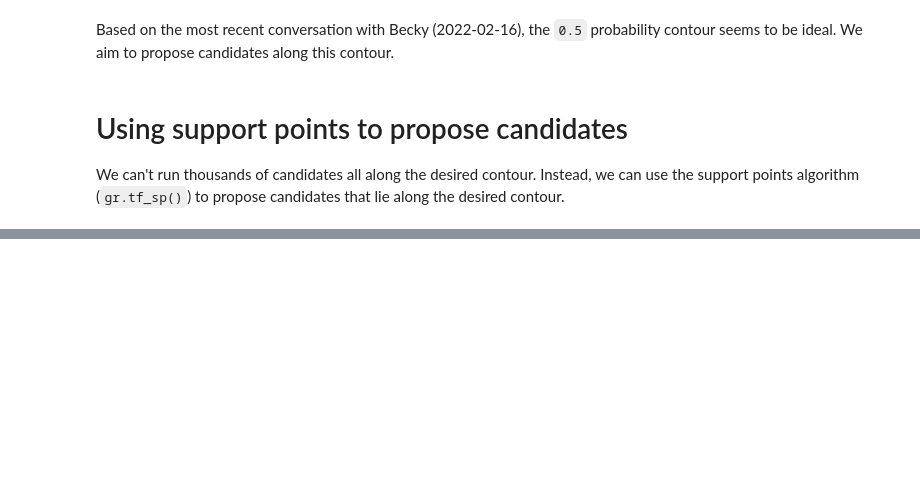
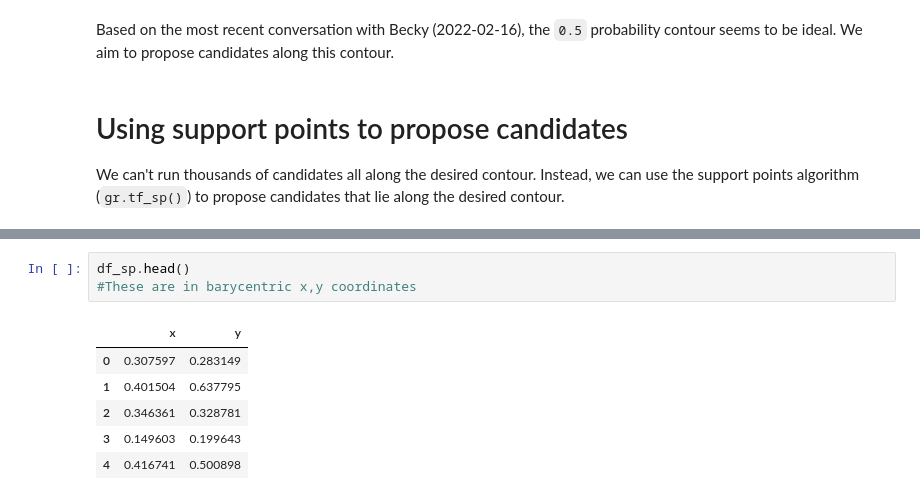
Before and after one commit to kaybr24/perovskite-solar, a Jupyter notebook: Triple Halide Contour Map.ipynb, the cells around one changed output, grey strips where cells are left out. Saved outputs shown, nothing was run; the diff lists cells and outputs as text; blank space fills up the shorter version.

```diff
--- a/Triple Halide Contour Map.ipynb
+++ b/Triple Halide Contour Map.ipynb
@@ -356,0 +362,10 @@ tran_sp finished in 30 iterations with distance criterion 9.994e-04
+# %%
+df_sp.head()
+#These are in barycentric x,y coordinates
+# %% [output]
+|  | x | y |
+| 0 | 0.307597 | 0.283149 |
+| 1 | 0.401504 | 0.637795 |
+| 2 | 0.346361 | 0.328781 |
+| 3 | 0.149603 | 0.199643 |
+| 4 | 0.416741 | 0.500898 |
```
Also changed, not shown: parts of 10 cells of this notebook.
